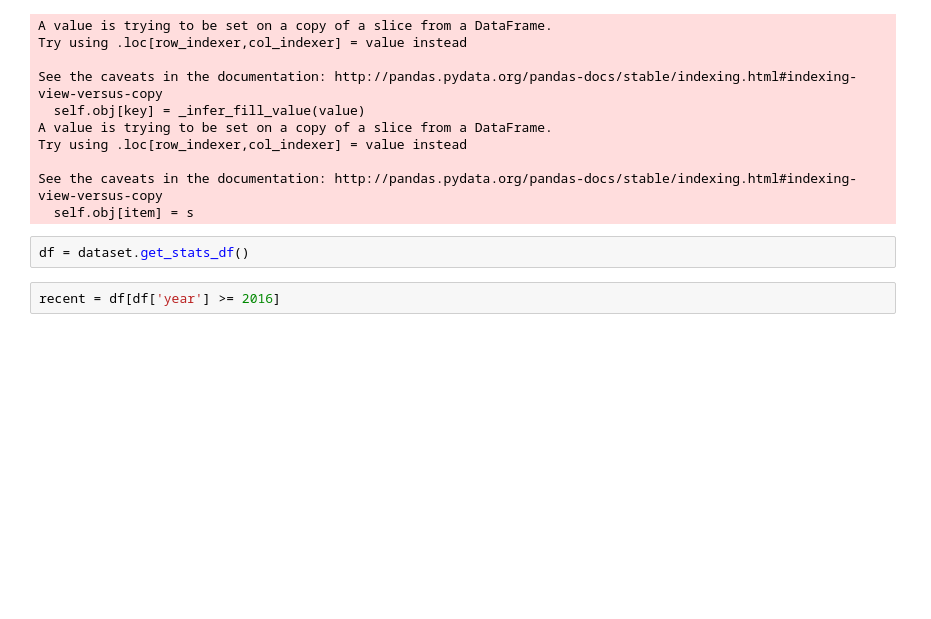
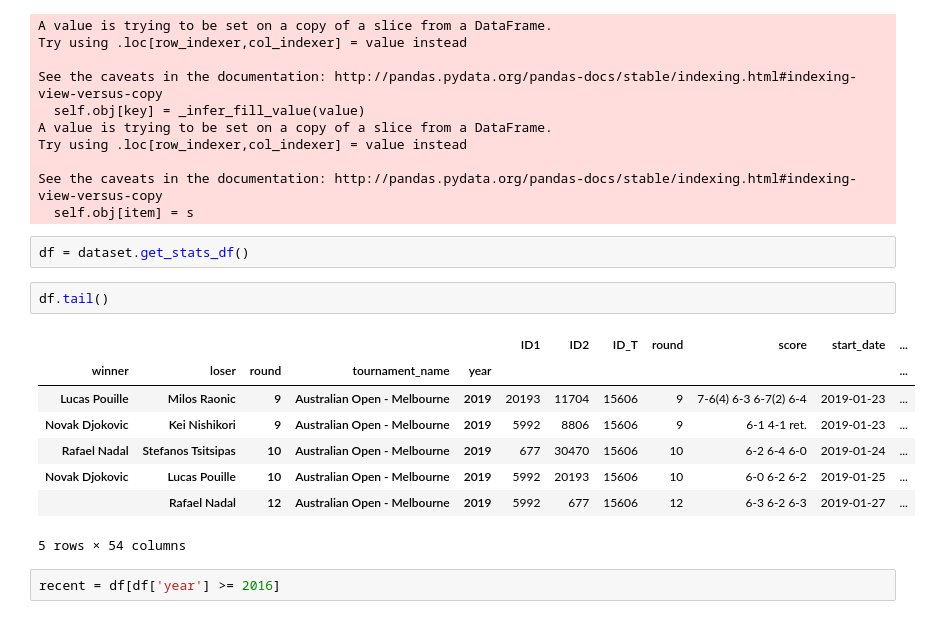
Before and after one commit to martiningram/paired-comparison-gp-laplace, a Jupyter notebook: jupyter/Play with new library.ipynb, the cells around one changed output. Saved outputs shown, nothing was run; the diff lists cells and outputs as text; blank space fills up the shorter version.

```diff
--- a/jupyter/Play with new library.ipynb
+++ b/jupyter/Play with new library.ipynb
@@ -56,6 +56,17 @@ See the caveats in the documentation: http://pandas.pydata.org/pandas-docs/stabl
   self.obj[item] = s
 # %%
 df = dataset.get_stats_df()
+# %%
+df.tail()
+# %% [output]
+|  |  |  |  |  | ID1 | ID2 | ID_T | round | score | start_date | ... |
+| winner | loser | round | tournament_name | year |  |  |  |  |  |  | ... |
+| Lucas Pouille | Milos Raonic | 9 | Australian Open - Melbourne | 2019 | 20193 | 11704 | 15606 | 9 | 7-6(4) 6-3 6-7(2) 6-4 | 2019-01-23 | ... |
+| Novak Djokovic | Kei Nishikori | 9 | Australian Open - Melbourne | 2019 | 5992 | 8806 | 15606 | 9 | 6-1 4-1 ret. | 2019-01-23 | ... |
+| Rafael Nadal | Stefanos Tsitsipas | 10 | Australian Open - Melbourne | 2019 | 677 | 30470 | 15606 | 10 | 6-2 6-4 6-0 | 2019-01-24 | ... |
+| Novak Djokovic | Lucas Pouille | 10 | Australian Open - Melbourne | 2019 | 5992 | 20193 | 15606 | 10 | 6-0 6-2 6-2 | 2019-01-25 | ... |
+|  | Rafael Nadal | 12 | Australian Open - Melbourne | 2019 | 5992 | 677 | 15606 | 12 | 6-3 6-2 6-3 | 2019-01-27 | ... |
+5 rows × 54 columns
 # %%
 recent = df[df['year'] >= 2016]
 # %%
```
Also changed, not shown: 10 other files.
